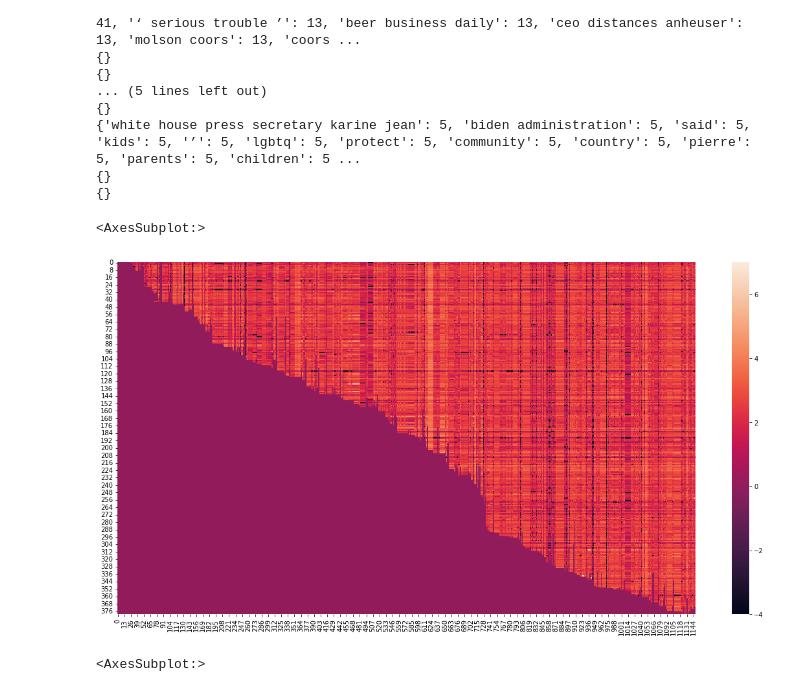
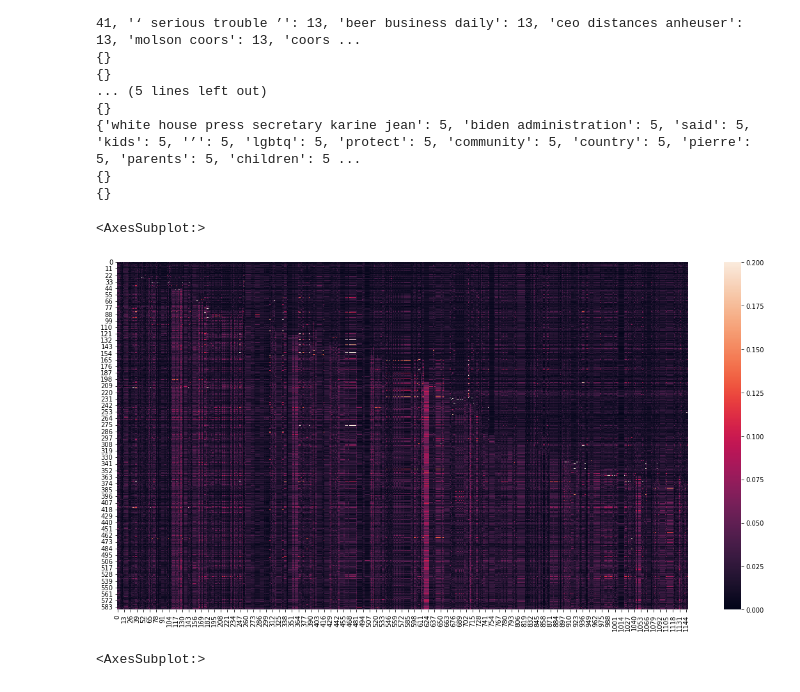
Before and after one commit to asmithh/trans-fer-entropy, a Jupyter notebook: news.ipynb, the cells around one changed output. Saved outputs shown, nothing was run; the diff lists cells and outputs as text; code cells hidden in the pictures.

Commit message:
checking rake token length; normalizing

```diff
--- a/news.ipynb
+++ b/news.ipynb
@@ -73,13 +73,13 @@ fox_article_text = pickle.load(open('fox_may23_articles.pkl', 'rb'))
 # %%
 # keyword extraction for fla articles
 from rake_nltk import Rake
-def get_dated_keywords(ts_text_tuples):
+def get_dated_keywords(ts_text_tuples, min_length=1, max_length=2):
     """
     Given ts_text_tuples, a list of (timestamp, article_text) tuples,
     extract & return a list of timestamped keywords + scores using rake-nltk.
     """
     dated_keywords = []
-    r = Rake()
+    r = Rake(min_length=min_length, max_length=max_length)
     for tup in ts_text_tuples:
         r.extract_keywords_from_text(tup[1])
         kw = r.get_ranked_phrases_with_scores()
@@ -87,14 +87,14 @@ def get_dated_keywords(ts_text_tuples):
 
     return dated_keywords
 
-nyt_dated_keywords = get_dated_keywords(tuples_nyt)
+nyt_dated_keywords = sorted(get_dated_keywords(tuples_nyt), key=lambda b: b[0])
 fox_dated_keywords = get_dated_keywords(fox_article_text)
 fl_dated_keywords = get_dated_keywords(article_text_data)
 # %%
 import numpy as np
 import pytz
 
-def df_causal_compare(kw_1, kw_2):
+def df_causal_compare(kw_1, kw_2, normalize=True, log_scale=False):
     """
     Look at the flow of keywords from kw_1's articles to kw_2's articles.
     Combine the scores of all keywords that article i in kw_1 has in common with article j in kw_2.
@@ -104,6 +104,7 @@ def df_causal_compare(kw_1, kw_2):
     idx_1 = 0
     idx_2 = 0
     mtx_res = np.zeros((len(kw_1), len(kw_2)))
+    mtx_mask = np.zeros((len(kw_1), len(kw_2)))
     for kw_2_ts, kw_2_list in kw_2:
         if idx_2 % 50 == 0:
             print(idx_2 / len(kw_2))
@@ -123,16 +124,36 @@ def df_causal_compare(kw_1, kw_2):
             except TypeError:
                 localized_2 = pd.to_datetime(kw_2_ts)
             if  localized_2 > localized_1:
+                mtx_mask[idx_1, idx_2] = 1
                 overlap_scores = [score_mapping_2[kw] for kw in list(kw_overlap)]
-                mtx_res[idx_1, idx_2] = np.log(0.01 + sum(overlap_scores))
+                if normalize:
+                    tot_keyword_scores = sum([v for v in score_mapping_2.values()])
+                else:
+                    tot_keyword_scores = 1
+                if log_scale:
+                    mtx_res[idx_1, idx_2] = np.log(0.01 + (sum(overlap_scores) / tot_keyword_scores))
+                else:
+                    mtx_res[idx_1, idx_2] = 0.00001 + (sum(overlap_scores) / tot_keyword_scores)
+            else:
+                overlap_scores = [score_mapping_1[kw] for kw in list(kw_overlap)]
+                if normalize:
+                    tot_keyword_scores = sum([v for v in score_mapping_1.values()])
+                else:
+                    tot_keyword_scores = 1
+                if log_scale:
+                    mtx_res[idx_1, idx_2] = np.log(0.01 + (sum(overlap_scores) / tot_keyword_scores))
+                else:
+                    mtx_res[idx_1, idx_2] = 0.00001 + (sum(overlap_scores) / tot_keyword_scores)
+
             idx_1 += 1
         idx_2 += 1
-    return mtx_res
+    return mtx_res, mtx_mask
 # %%
-mtx_fox_fla = df_causal_compare(fox_dated_keywords, fl_dated_keywords)
-mtx_nyt_fla = df_causal_compare(nyt_dated_keywords, fl_dated_keywords)
-mtx_nyt_fox = df_causal_compare(nyt_dated_keywords, fox_dated_keywords)
-mtx_fla_fla = df_causal_compare(fl_dated_keywords, fl_dated_keywords)
+import pandas as pd
+mtx_fox_fla, mask_fox_fla = df_causal_compare(fox_dated_keywords, fl_dated_keywords)
+mtx_nyt_fla, mask_nyt_fla = df_causal_compare(nyt_dated_keywords, fl_dated_keywords)
+# mtx_nyt_fox = df_causal_compare(nyt_dated_keywords, fox_dated_keywords)
+# mtx_fla_fla = df_causal_compare(fl_dated_keywords, fl_dated_keywords)
 # %% [output]
 0.0
 0.04351610095735422
@@ -251,11 +289,11 @@ for cc in nx.connected_components(pruned_fox_fl):
 # %%
 import seaborn as sns
 import matplotlib.pyplot as plt
 plt.rcParams["figure.figsize"] = (20,10)
-sns.heatmap(mtx_fox_fla[:380, :], vmin=-4, vmax=7)
+sns.heatmap(np.clip(mtx_fox_fla, a_min=0.0, a_max=0.2), vmin=0.0, vmax=0.2)
 # %% [output]
 <AxesSubplot:>
-[figure, old version]
+[figure, new version]
 # %%
 import seaborn as sns
 import matplotlib.pyplot as plt
```
Also changed, not shown: parts of 5 cells of this notebook, 10 other files.
